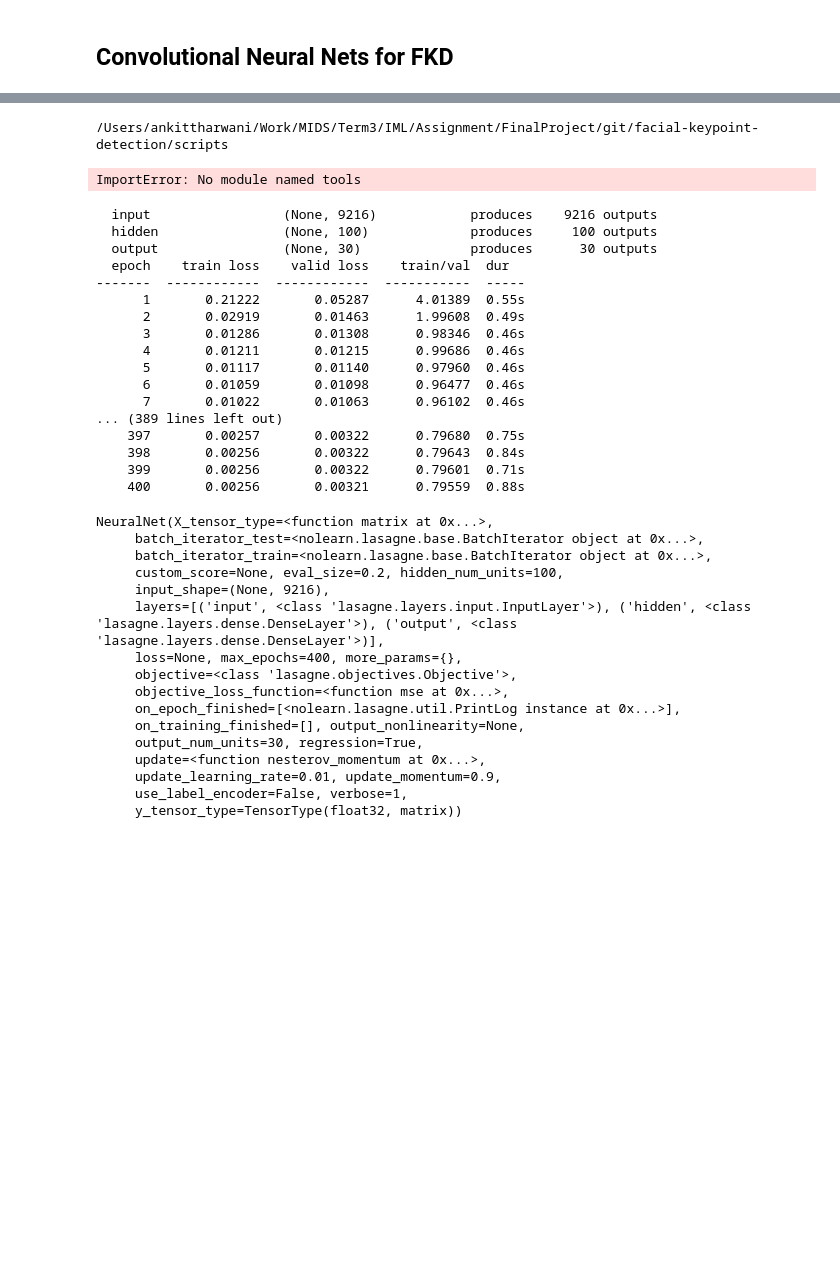
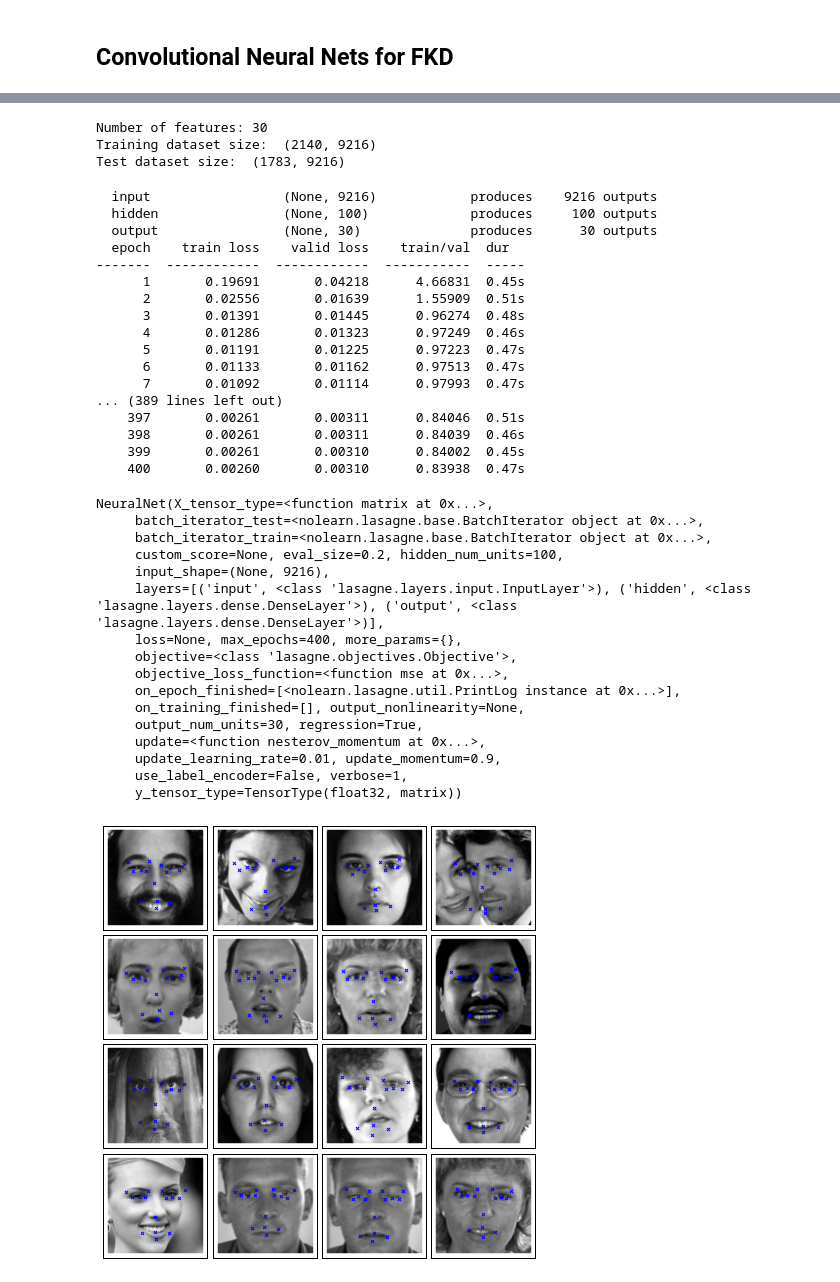
Before and after one commit to woneiros/facial-keypoint-detection, a Jupyter notebook: scripts/explorations/CNN.ipynb, the cells around one changed output, grey strips where cells are left out. Drawn from its saved outputs; the diff is of its cells as text; code cells hidden in the pictures; blank space fills up the shorter version.

Commit message:
CNN (only NN) run with output. Hold before CNN execution

```diff
--- a/scripts/explorations/CNN.ipynb
+++ b/scripts/explorations/CNN.ipynb
@@ -25,7 +36,6 @@ import sys, os
 pathArr = os.getcwd().split("/")
 scriptPath = '/'.join(map(str, pathArr[:len(pathArr)-1]))
 sys.path.append(scriptPath)
-print scriptPath
 
 # import submit module from our tools subfolder
 from tools import submit, getdata
@@ -38,23 +48,20 @@ print 'Number of features:', len(FEATURES)
 
 # load and scale pixel values to [0, 1]
 train_data = np.vstack(_loaded['training']['data']) / 255.
-if (floatConf == 'float32'):
-    train_data = train_data.astype(np.float32)
-else:
-    train_data = train_data.astype(np.float64)
+train_data = train_data.astype(floatConf)
 
 # load and scale target coordinates to [-1, 1]
 train_labels = _loaded['training']['labels']
 train_labels = (train_labels - 48) / 48
-if (floatConf == 'float32'):
-    train_labels = train_labels.astype(np.float32)
-else:
-    train_labels = train_labels.astype(np.float64)
+train_labels = train_labels.astype(floatConf)
 
 print 'Training dataset size: ', train_data.shape
 
-test_data = _loaded['test']['data']
+test_data = np.vstack(_loaded['test']['data']) / 255.
+test_data = test_data.astype(floatConf)
+
 print 'Test dataset size: ', test_data.shape
 # %% [output]
-/Users/ankittharwani/Work/MIDS/Term3/IML/Assignment/FinalProject/git/facial-keypoint-detection/scripts
+Number of features: 30
+Training dataset size:  (2140, 9216)
+Test dataset size:  (1783, 9216)
-ImportError: No module named tools
@@ -77,10 +77,10 @@ net1 = NeuralNet(
         ('output', layers.DenseLayer),
         ],
     # layer parameters:
-    input_shape=(None, 9216),  # 96x96 input pixels per batch
-    hidden_num_units=100,  # number of units in hidden layer
-    output_nonlinearity=None,  # output layer uses identity function
-    output_num_units=30,  # 30 target values
+    input_shape=(None, 9216),
+    hidden_num_units=100,
+    output_nonlinearity=None,
+    output_num_units=30,
 
     # optimization method:
     update=nesterov_momentum,
@@ -92,25 +92,25 @@ net1 = NeuralNet(
     verbose=1,
     )
 
-net1.fit(X, y)
+net1.fit(train_data, train_labels)
 # %% [output]
   input                 (None, 9216)            produces    9216 outputs
   hidden                (None, 100)             produces     100 outputs
   output                (None, 30)              produces      30 outputs
   epoch    train loss    valid loss    train/val  dur
 -------  ------------  ------------  -----------  -----
-      1       0.21222       0.05287      4.01389  0.55s
-      2       0.02919       0.01463      1.99608  0.49s
-      3       0.01286       0.01308      0.98346  0.46s
-      4       0.01211       0.01215      0.99686  0.46s
-      5       0.01117       0.01140      0.97960  0.46s
-      6       0.01059       0.01098      0.96477  0.46s
-      7       0.01022       0.01063      0.96102  0.46s
+      1       0.19691       0.04218      4.66831  0.45s
+      2       0.02556       0.01639      1.55909  0.51s
+      3       0.01391       0.01445      0.96274  0.48s
+      4       0.01286       0.01323      0.97249  0.46s
+      5       0.01191       0.01225      0.97223  0.47s
+      6       0.01133       0.01162      0.97513  0.47s
+      7       0.01092       0.01114      0.97993  0.47s
 ... (389 lines left out)
-    397       0.00257       0.00322      0.79680  0.75s
-    398       0.00256       0.00322      0.79643  0.84s
-    399       0.00256       0.00322      0.79601  0.71s
-    400       0.00256       0.00321      0.79559  0.88s
+    397       0.00261       0.00311      0.84046  0.51s
+    398       0.00261       0.00311      0.84039  0.46s
+    399       0.00261       0.00310      0.84002  0.45s
+    400       0.00260       0.00310      0.83938  0.47s
 NeuralNet(X_tensor_type=<function matrix at 0x...>,
      batch_iterator_test=<nolearn.lasagne.base.BatchIterator object at 0x...>,
      batch_iterator_train=<nolearn.lasagne.base.BatchIterator object at 0x...>,
@@ -127,3 +127,22 @@ NeuralNet(X_tensor_type=<function matrix at 0x...>,
      update_learning_rate=0.01, update_momentum=0.9,
      use_label_encoder=False, verbose=1,
      y_tensor_type=TensorType(float32, matrix))
+# %%
+def plot_sample(x, y, axis):
+    img = x.reshape(96, 96)
+    axis.imshow(img, cmap='gray')
+    axis.scatter(y[0::2] * 48 + 48, y[1::2] * 48 + 48, marker='x', s=10)
+
+y_pred = net1.predict(test_data)
+
+fig = plt.figure(figsize=(6, 6))
+fig.subplots_adjust(
+    left=0, right=1, bottom=0, top=1, hspace=0.05, wspace=0.05)
+
+for i in range(16):
+    ax = fig.add_subplot(4, 4, i + 1, xticks=[], yticks=[])
+    plot_sample(X[i], y_pred[i], ax)
+
+plt.show()
+# %% [output]
+[figure, added]
```
Also changed, not shown: parts of 5 cells of this notebook.
